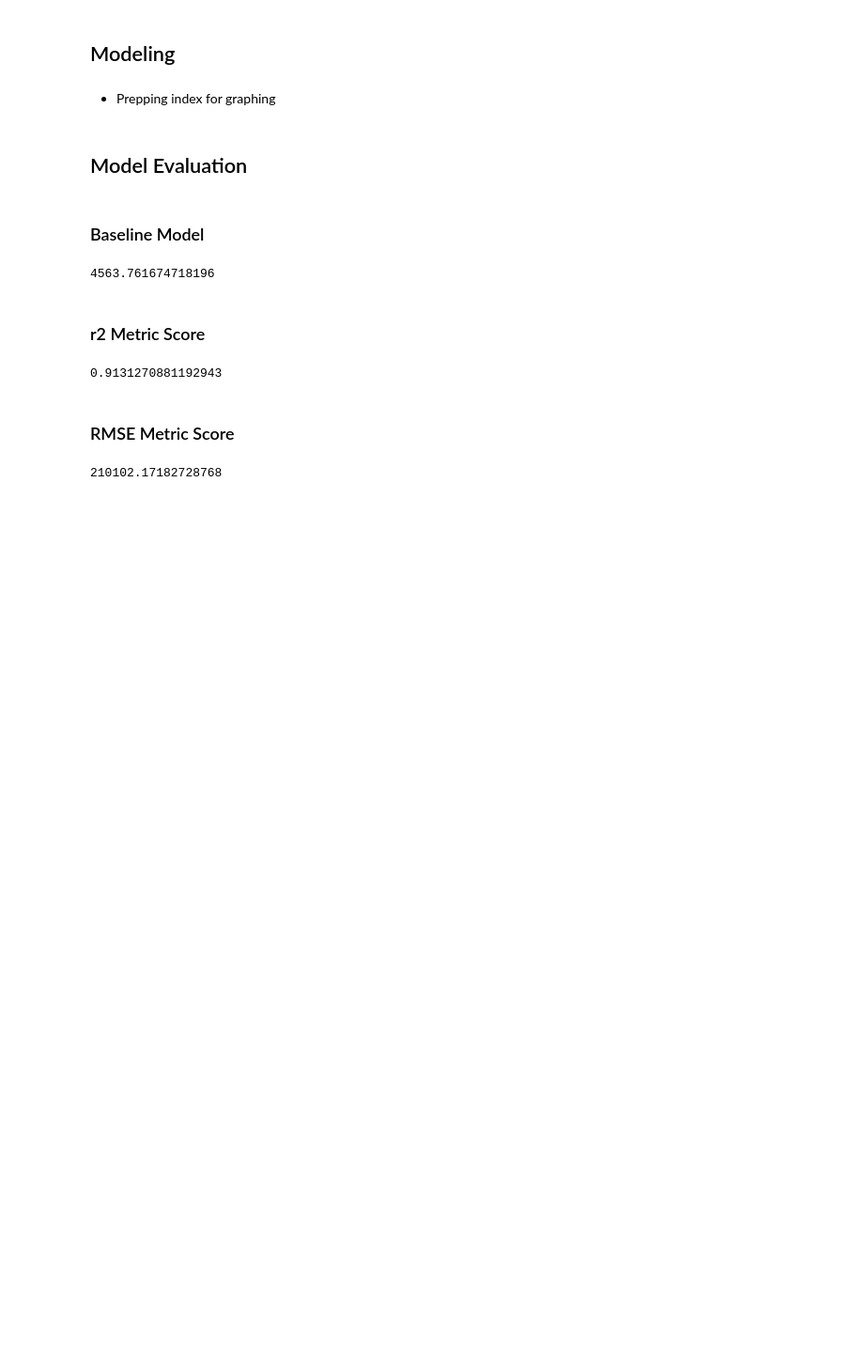
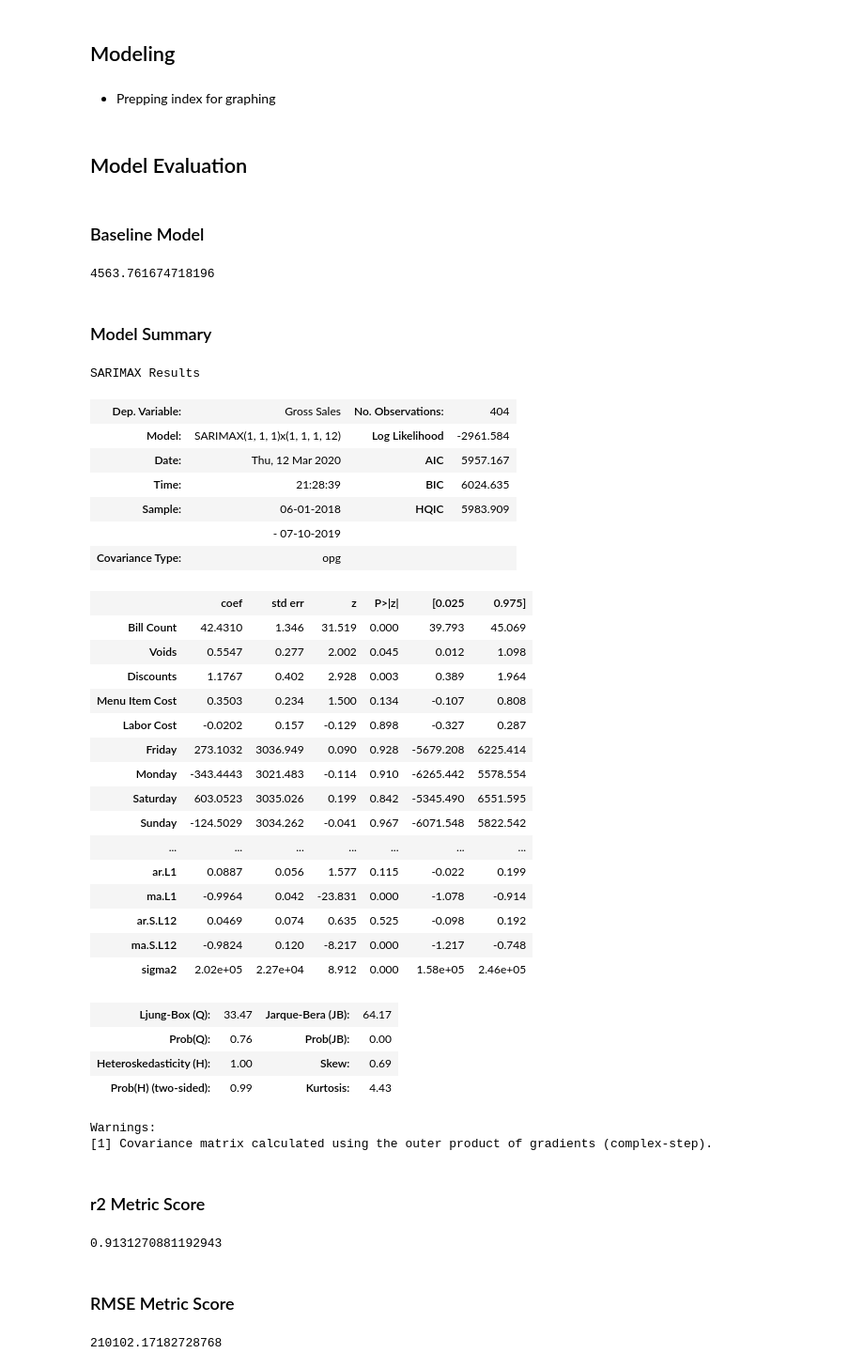
Before and after one commit to amyfbear/capstone_project, a Jupyter notebook: Main_Capstone_in_sample.ipynb, the cells around one changed output. Shown at 94% size. Saved outputs shown, nothing was run; the diff lists cells and outputs as text; code cells hidden in the pictures; blank space fills up the shorter version.

```diff
--- a/Main_Capstone_in_sample.ipynb
+++ b/Main_Capstone_in_sample.ipynb
@@ -606,6 +601,41 @@ preds.index = preds.index.to_timestamp()
 merge["Gross Sales"].mean()
 # %% [output]
 4563.761674718196
+# %% [markdown]
+### Model Summary
+# %%
+model.summary()
+# %% [output]
+SARIMAX Results
+| Dep. Variable: | Gross Sales | No. Observations: | 404 |
+| Model: | SARIMAX(1, 1, 1)x(1, 1, 1, 12) | Log Likelihood | -2961.584 |
+| Date: | Thu, 12 Mar 2020 | AIC | 5957.167 |
+| Time: | 21:28:39 | BIC | 6024.635 |
+| Sample: | 06-01-2018 | HQIC | 5983.909 |
+|  | - 07-10-2019 |  |  |
+| Covariance Type: | opg |  |  |
+|  | coef | std err | z | P>|z| | [0.025 | 0.975] |
+| Bill Count | 42.4310 | 1.346 | 31.519 | 0.000 | 39.793 | 45.069 |
+| Voids | 0.5547 | 0.277 | 2.002 | 0.045 | 0.012 | 1.098 |
+| Discounts | 1.1767 | 0.402 | 2.928 | 0.003 | 0.389 | 1.964 |
+| Menu Item Cost | 0.3503 | 0.234 | 1.500 | 0.134 | -0.107 | 0.808 |
+| Labor Cost | -0.0202 | 0.157 | -0.129 | 0.898 | -0.327 | 0.287 |
+| Friday | 273.1032 | 3036.949 | 0.090 | 0.928 | -5679.208 | 6225.414 |
+| Monday | -343.4443 | 3021.483 | -0.114 | 0.910 | -6265.442 | 5578.554 |
+| Saturday | 603.0523 | 3035.026 | 0.199 | 0.842 | -5345.490 | 6551.595 |
+| Sunday | -124.5029 | 3034.262 | -0.041 | 0.967 | -6071.548 | 5822.542 |
+| ... | ... | ... | ... | ... | ... | ... |
+| ar.L1 | 0.0887 | 0.056 | 1.577 | 0.115 | -0.022 | 0.199 |
+| ma.L1 | -0.9964 | 0.042 | -23.831 | 0.000 | -1.078 | -0.914 |
+| ar.S.L12 | 0.0469 | 0.074 | 0.635 | 0.525 | -0.098 | 0.192 |
+| ma.S.L12 | -0.9824 | 0.120 | -8.217 | 0.000 | -1.217 | -0.748 |
+| sigma2 | 2.02e+05 | 2.27e+04 | 8.912 | 0.000 | 1.58e+05 | 2.46e+05 |
+| Ljung-Box (Q): | 33.47 | Jarque-Bera (JB): | 64.17 |
+| Prob(Q): | 0.76 | Prob(JB): | 0.00 |
+| Heteroskedasticity (H): | 1.00 | Skew: | 0.69 |
+| Prob(H) (two-sided): | 0.99 | Kurtosis: | 4.43 |
+Warnings:
+[1] Covariance matrix calculated using the outer product of gradients (complex-step).
 # %% [markdown]
 ### r2 Metric Score
 # %%
```
Also changed, not shown: parts of 11 cells of this notebook.
